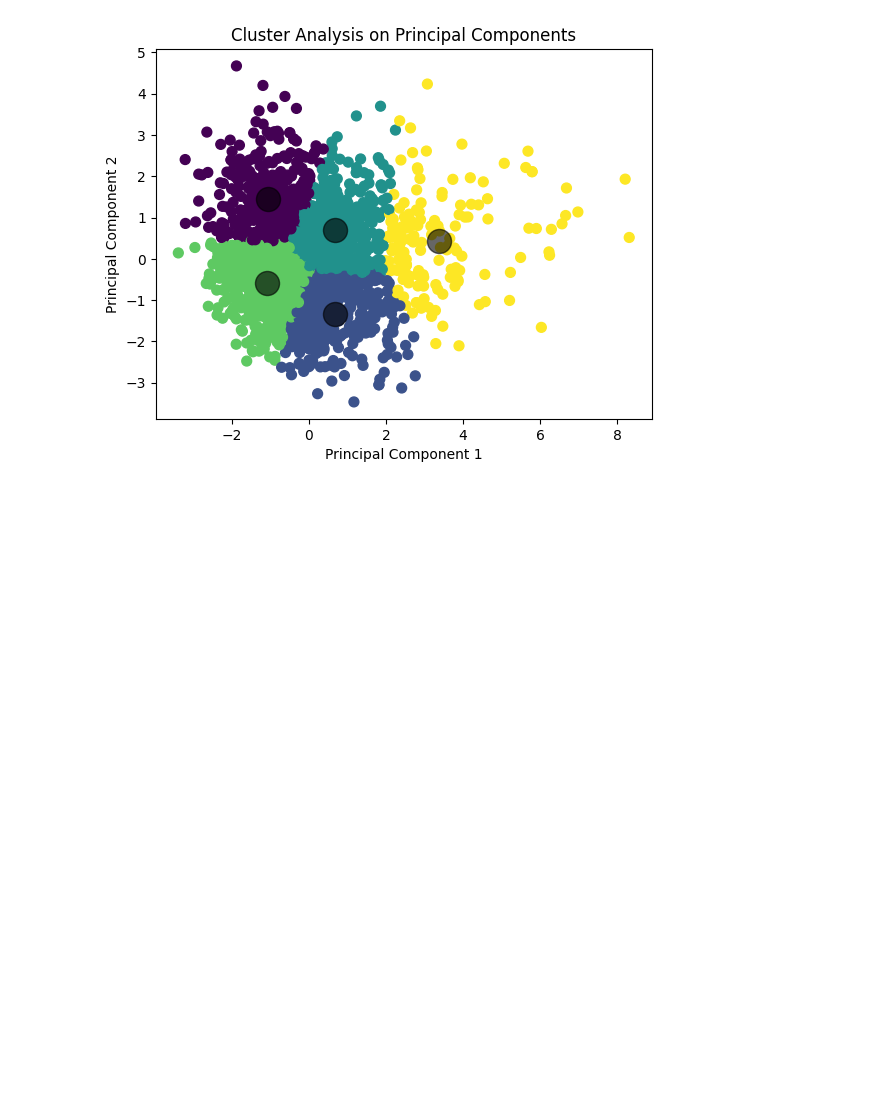
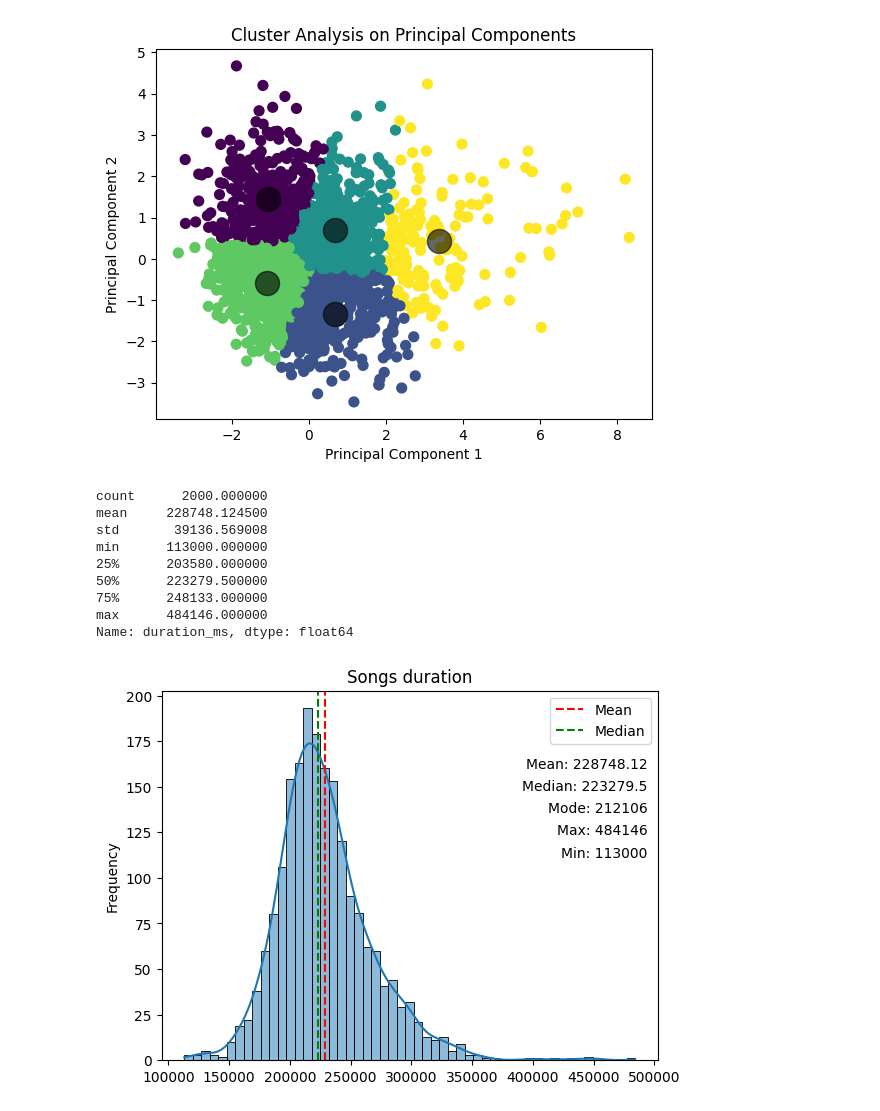
Before and after one commit to estebandonis/Proyecto1-MineriadeDatos, a Jupyter notebook: proyecto1.ipynb, the cells around one changed output. Saved outputs shown, nothing was run; the diff lists cells and outputs as text; code cells hidden in the pictures; blank space fills up the shorter version.

```diff
--- a/proyecto1.ipynb
+++ b/proyecto1.ipynb
@@ -184,3 +208,42 @@ plt.title('Cluster Analysis on Principal Components')
 plt.show()
 # %% [output]
 [figure]
+# %%
+def graphNumericDistribution(data, title, xlabel, ylabel):
+  mean = round(data.mean(), 2)
+  median = round(data.median(), 2)
+  mode = round(data.mode(), 2)
+  max_value = round(data.max(), 2)
+  min_value = round(data.min(), 2)
+  plt.figure()
+  sns.histplot(data, kde=True)
+  # sns.barplot(data)
+  plt.title(title)
+  plt.xlabel(xlabel)
+  plt.ylabel(ylabel)
+
+  plt.axvline(mean, color='r', linestyle='--', label='Mean')
+  plt.axvline(median, color='g', linestyle='--', label='Median')
+  # plt.ylim(0, data.max())
+  plt.legend()
+
+  plt.text(0.98, 0.82, 'Mean: '+str(mean), transform=plt.gca().transAxes, ha='right', va='top')
+  plt.text(0.98, 0.76, 'Median: '+str(median), transform=plt.gca().transAxes, ha='right', va='top')
+  plt.text(0.98, 0.70, 'Mode: '+str(mode[0]), transform=plt.gca().transAxes, ha='right', va='top')
+  plt.text(0.98, 0.64, 'Max: '+str(max_value), transform=plt.gca().transAxes, ha='right', va='top')
+  plt.text(0.98, 0.58, 'Min: '+str(min_value), transform=plt.gca().transAxes, ha='right', va='top')
+# %%
+songsDuration = songs_df['duration_ms'][~np.isnan(songs_df['duration_ms'])]
+graphNumericDistribution(songsDuration, 'Songs duration', '', 'Frequency')
+print(songsDuration.describe())
+# %% [output]
+count      2000.000000
+mean     228748.124500
+std       39136.569008
+min      113000.000000
+25%      203580.000000
+50%      223279.500000
+75%      248133.000000
+max      484146.000000
+Name: duration_ms, dtype: float64
+[figure, added]
```
Also changed, not shown: parts of 5 cells of this notebook.
